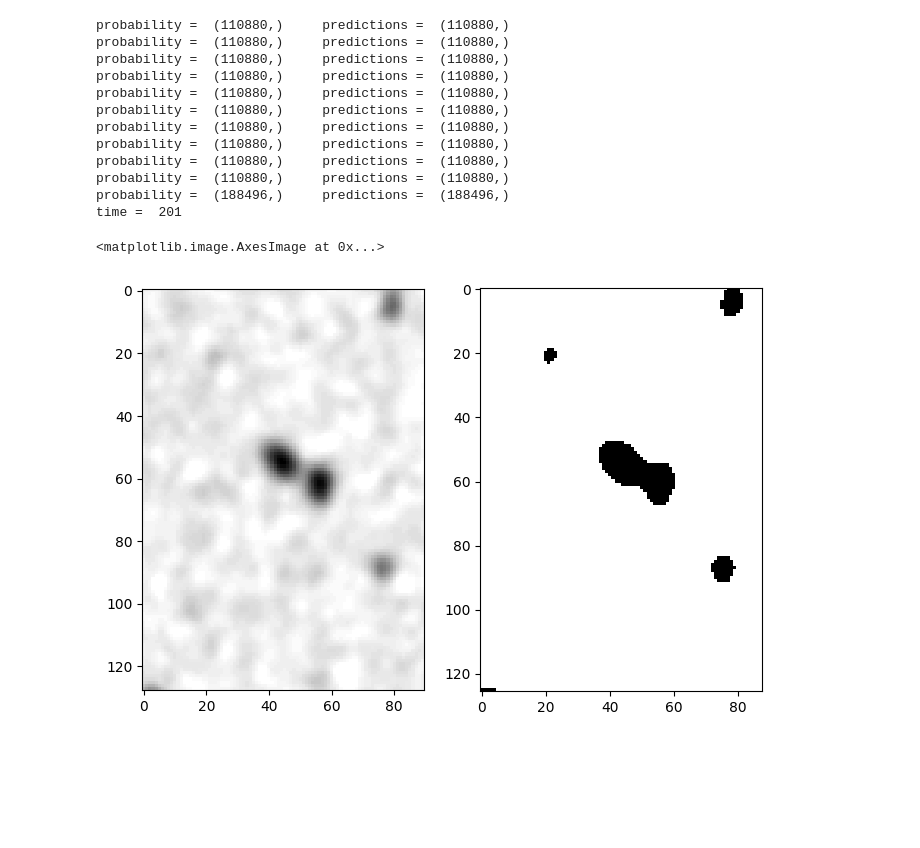
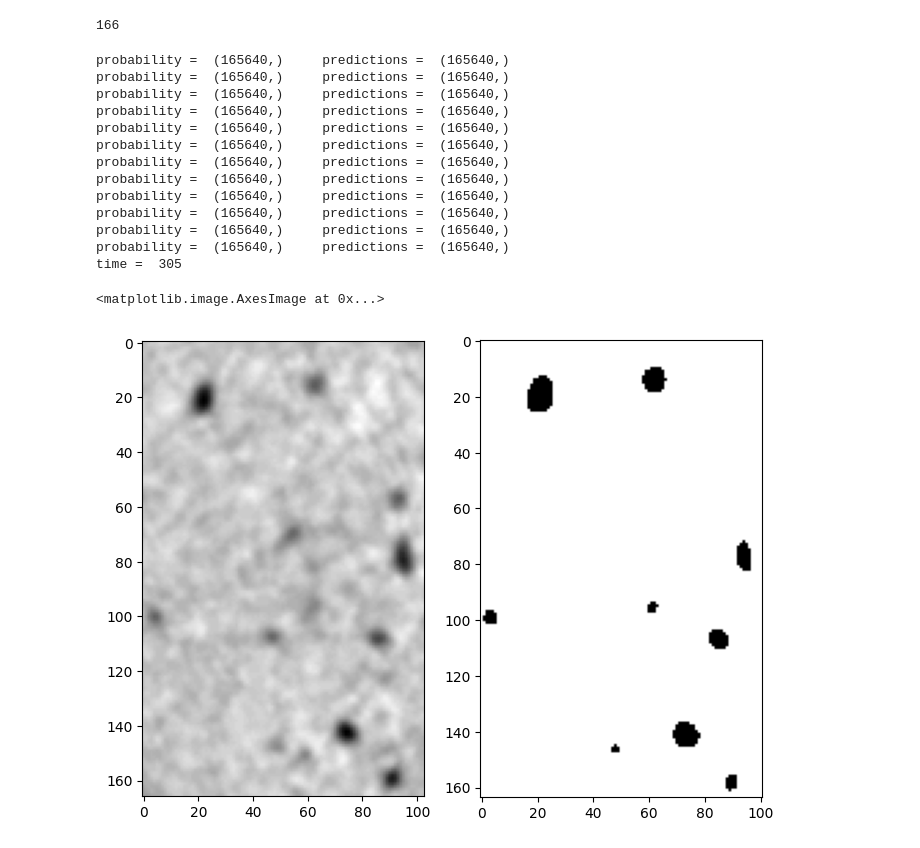
Before and after one commit to Faramarz-bagherzadeh/MicroCT_Segmentation_3DUnet, a Jupyter notebook: 4-Unsupervised_segmentation/N_GMM.ipynb, the cells around one changed output. Cells and saved outputs as stored; diff of their text form; code cells hidden in the pictures; blank space fills up the shorter version.

```diff
--- a/4-Unsupervised_segmentation/N_GMM.ipynb
+++ b/4-Unsupervised_segmentation/N_GMM.ipynb
@@ -34,3 +31,8 @@ target shape =  (128, 128, 128)
+# %%
+max_intensity = int(data.max())
+print (max_intensity)
+# %% [output]
+166
 # %%
 def denoising (vol):
     new_vol = np.zeros_like(vol)
@@ -127,7 +135,7 @@ def get_training_features(vol, neighborhoods):
 def train_GMM (trainig_features):
 
     trainig_features = trainig_features.astype('float32')
-    trainig_features = trainig_features /254
+    trainig_features = trainig_features /max_intensity
 
     gmm_model = GMM(n_components=2, random_state=20, covariance_type='tied', init_params='kmeans').fit(trainig_features)
     ice_class = gmm_model.means_.round(3).tolist()
@@ -138,7 +146,7 @@ def train_GMM (trainig_features):
 def predict_with_GMM (gmm_model, ice_class_index, neighborhoods):
 
     neighborhoods = neighborhoods.astype('float32')
-    neighborhoods = neighborhoods/254
+    neighborhoods = neighborhoods/max_intensity
     #shape>> (n,n,n,3,3,3)
 
     segmented = np.zeros((neighborhoods.shape[0],neighborhoods.shape[1],neighborhoods.shape[2]))
@@ -165,7 +173,7 @@ def predict_with_GMM (gmm_model, ice_class_index, neighborhoods):
 # %%
 t1 = time.time()
 batch = 10
-img = data.astype('uint8')[:122,:,20:110]
+img = data.astype('uint8')
 #starting layer should be more than 1
 starting_layer = 2
 ending_layer = img.shape[0]-2
@@ -192,30 +200,30 @@ for i in range (cycle):
     gmm_model, ice_class_index = train_GMM (trainig_features)
     prediction, probabilities = predict_with_GMM(gmm_model, ice_class_index, neighbours) #shape>> (n, 1008, 1008)
     segmented = np.concatenate((segmented, prediction),0)
-
 t2 = time.time()
 print ('time = ',round(t2-t1))
 # %% [output]
-probability =  (110880,)     predictions =  (110880,)
-probability =  (110880,)     predictions =  (110880,)
-probability =  (110880,)     predictions =  (110880,)
-probability =  (110880,)     predictions =  (110880,)
-probability =  (110880,)     predictions =  (110880,)
-probability =  (110880,)     predictions =  (110880,)
-probability =  (110880,)     predictions =  (110880,)
-probability =  (110880,)     predictions =  (110880,)
-probability =  (110880,)     predictions =  (110880,)
-probability =  (110880,)     predictions =  (110880,)
-probability =  (188496,)     predictions =  (188496,)
-time =  201
+probability =  (165640,)     predictions =  (165640,)
+probability =  (165640,)     predictions =  (165640,)
+probability =  (165640,)     predictions =  (165640,)
+probability =  (165640,)     predictions =  (165640,)
+probability =  (165640,)     predictions =  (165640,)
+probability =  (165640,)     predictions =  (165640,)
+probability =  (165640,)     predictions =  (165640,)
+probability =  (165640,)     predictions =  (165640,)
+probability =  (165640,)     predictions =  (165640,)
+probability =  (165640,)     predictions =  (165640,)
+probability =  (165640,)     predictions =  (165640,)
+probability =  (165640,)     predictions =  (165640,)
+time =  305
 # %%
-n=117
+n=10
 fig = plt.figure(figsize=(8, 12))
 gs = fig.add_gridspec(1, 2)
 ll  = gs.subplots()
 fig.get_axes()[0].imshow(img[n],'gray')
 fig.get_axes()[1].imshow(segmented[n],'gray')
 # %% [output]
 <matplotlib.image.AxesImage at 0x...>
-[figure, old version]
+[figure, new version]
 # %%
```
Also changed, not shown: parts of 5 cells of this notebook, 2 other files.
